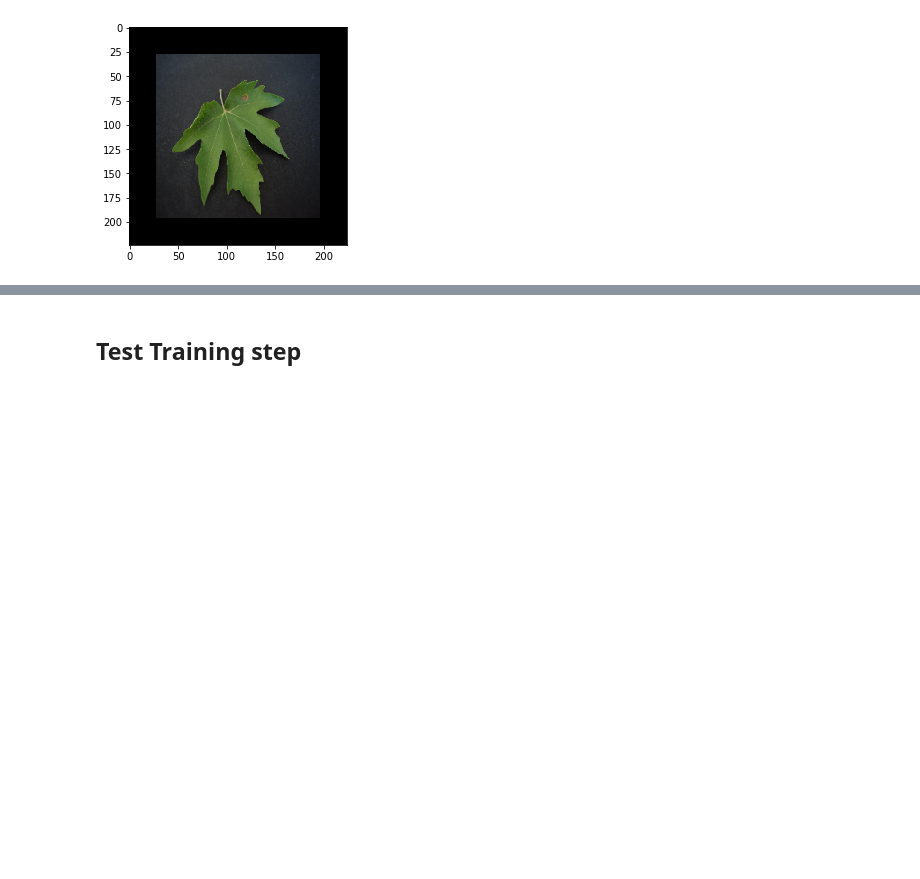
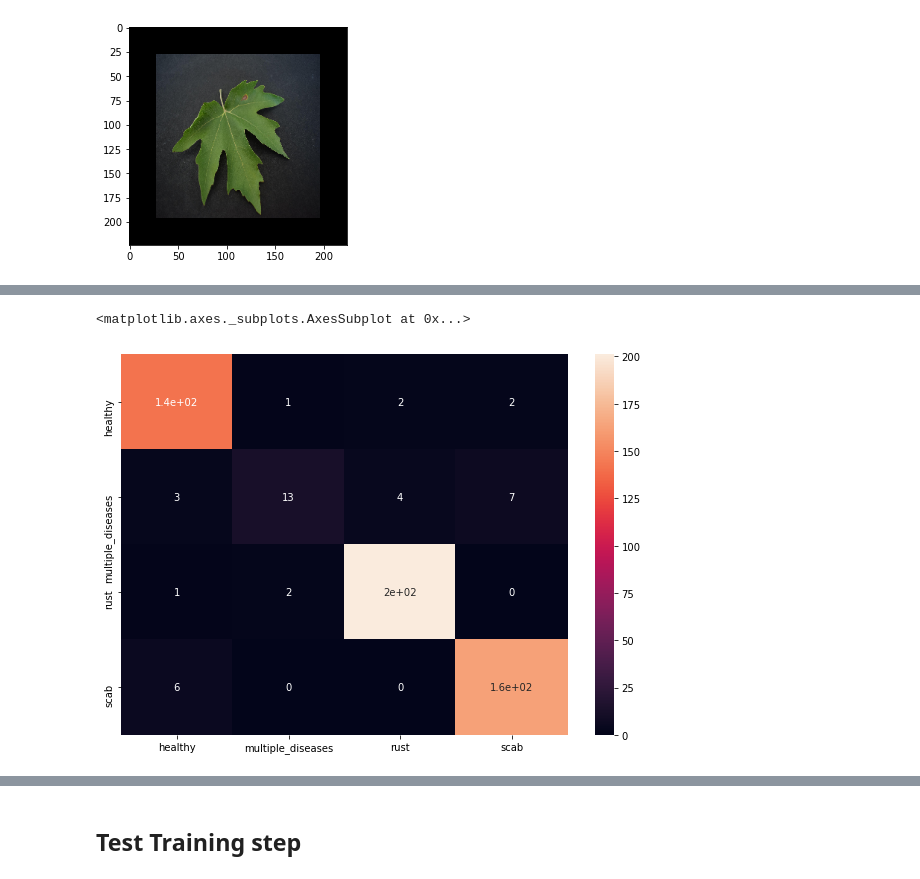
Before and after one commit to louis-li/PlantDiseaseDetection, a Jupyter notebook: 3. Unsupervised TL.ipynb, the cells around one changed output, grey strips where cells are left out. Saved outputs shown, nothing was run; the diff lists cells and outputs as text; code cells hidden in the pictures; blank space fills up the shorter version.

```diff
--- a/3. Unsupervised TL.ipynb
+++ b/3. Unsupervised TL.ipynb
@@ -294,0 +315,5 @@ Iter: 90 Step: 90 Loss: 0.1542920172214508 LR: 0.00029968933085910976
+# %%
+x2 = keras.layers.GlobalAveragePooling2D()(model.layers[-3].output)
+outputs2 = keras.layers.Dense(4)(x2)
+model2 = keras.Model(model.layers[1].input, outputs2)
+model2.summary()
@@ -294,0 +535,17 @@ Iter: 90 Step: 90 Loss: 0.1542920172214508 LR: 0.00029968933085910976
+# %%
+from sklearn.metrics import confusion_matrix
+import seaborn as sn
+import pandas as pd
+import matplotlib.pyplot as plt
+
+labels = ['healthy', 'multiple_diseases', 'rust', 'scab']
+y_val_pred = np.argmax(model2.predict(x_val), axis=1)
+mat = confusion_matrix(y_val, y_val_pred)
+
+df_cm = pd.DataFrame(mat, index = [i for i in labels],
+                  columns = [i for i in labels])
+plt.figure(figsize = (10,7))
+sn.heatmap(df_cm, annot=True)
+# %% [output]
+<matplotlib.axes._subplots.AxesSubplot at 0x...>
+[figure, added]
```
Also changed, not shown: parts of 12 cells of this notebook.
